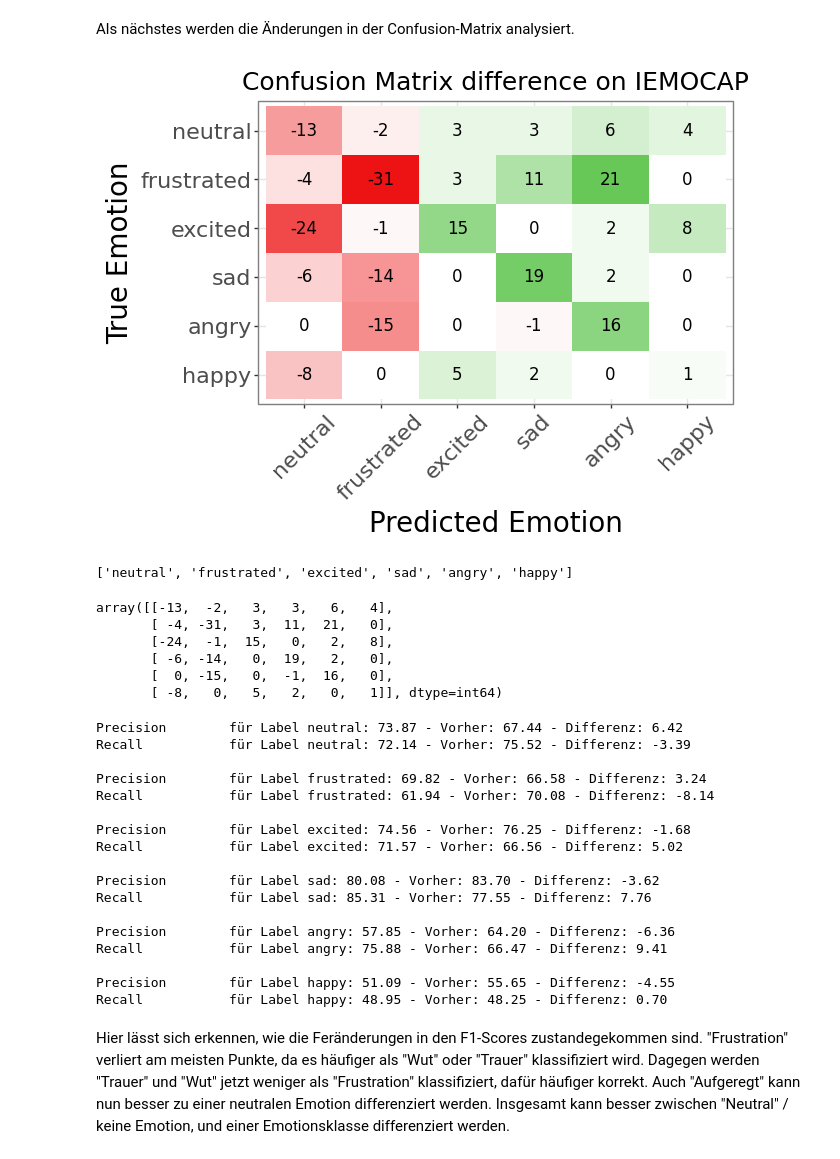
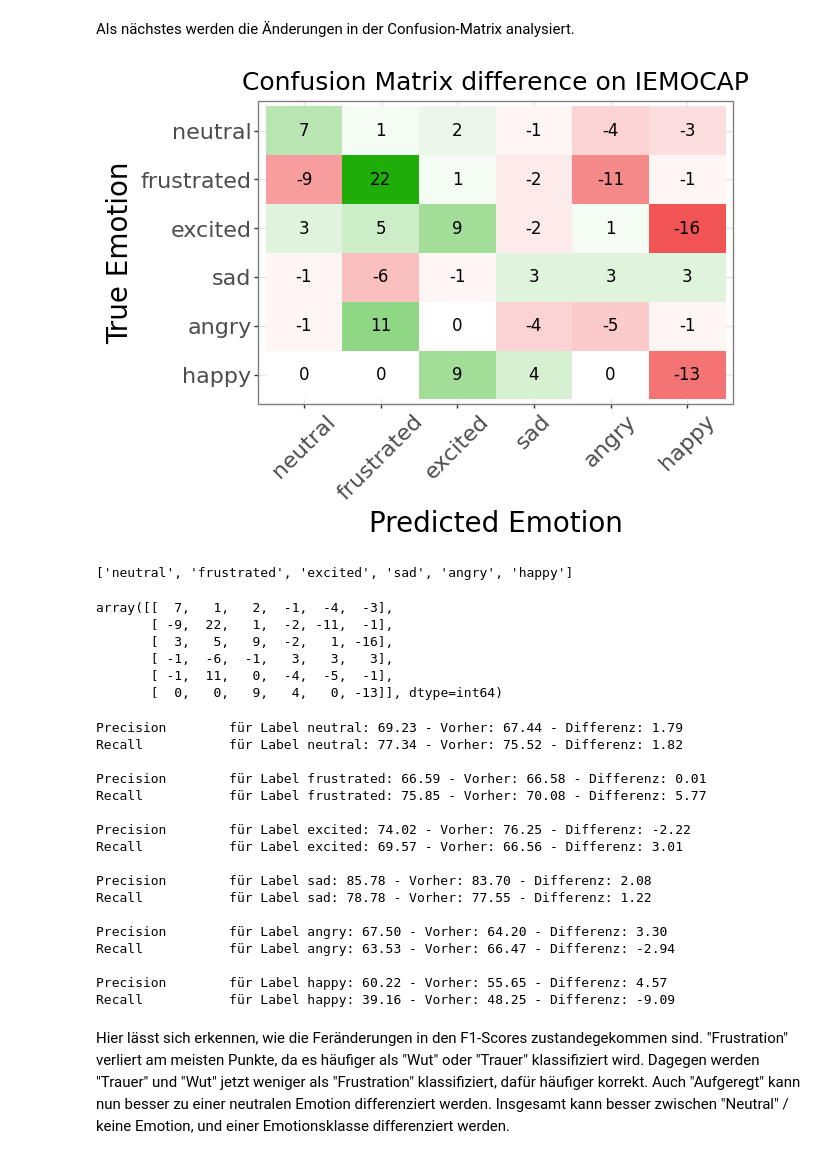
Before and after one commit to HenFo/Masterarbeit, a Jupyter notebook: analysis/mm_models/summation_iemocap.ipynb, the cells around one changed output. Drawn from its saved outputs; the diff is of its cells as text; code cells hidden in the pictures.

```diff
--- a/analysis/mm_models/summation_iemocap.ipynb
+++ b/analysis/mm_models/summation_iemocap.ipynb
@@ -10,9 +10,8 @@ import my_utils as utils
 import numpy as np
 import pandas as pd
 
-
 plt.rcParams["figure.figsize"] = (10, 12)
 plt.rcParams["figure.dpi"] = 96
 
-BASE_PATH = os.path.join("results", "early_concat")
+BASE_PATH = os.path.join("results", "early_sum")
 INSTRUCTERC_BASE_PATH = os.path.join("results", "InstructERC")
@@ -36,16 +37,18 @@ DATASET = "IEMOCAP"
 
 
 def get_result_dataframe(dataset: str) -> pd.DataFrame:
-    normal_path = os.path.join(BASE_PATH, dataset, "preds_test_normal.json")
-    audio_path = os.path.join(BASE_PATH, dataset, "preds_test_audio_only.json")
+    normal_path = os.path.join(BASE_PATH, dataset, "preds_test.json")
+    audio_path = os.path.join(BASE_PATH, dataset, "preds_test_no_text.json")
+    text_path = os.path.join(BASE_PATH, dataset, "preds_test_no_audio.json")
 
     normal_df = utils.build_result_dataframe(normal_path)
     audio_df = utils.build_result_dataframe(audio_path)
+    text_df = utils.build_result_dataframe(text_path)
     ierc_df = utils.get_instructerc_results(INSTRUCTERC_BASE_PATH, dataset)
 
-    assert len(normal_df) == len(audio_df) == len(ierc_df)
+    assert len(normal_df) == len(audio_df) == len(ierc_df) == len(text_df)
 
-    results = utils.merge_result_dataframes([normal_df, audio_df, ierc_df], ["normal", "audio", "ierc"])
+    results = utils.merge_result_dataframes([normal_df, audio_df, ierc_df, text_df], ["normal", "audio", "ierc", "text"])
     results = utils.extract_dialogue_information(results)
 
     return results
@@ -82,15 +83,29 @@ Dadurch bekommt jedes Label, unabhängig von der Anzah, die selbe Gewichtung im
 # %%
 from sklearn.metrics import f1_score
 
-
 labels = df["target"].value_counts().index.to_list()
 
-concat_model_f1 = f1_score(df["target"], df["output"], average="weighted", labels=labels)
-audio_only_f1 = f1_score(df["target"], df["output_audio"], average="weighted", labels=labels)
-text_only_f1 = f1_score(df["target"], df["output_ierc"], average="weighted", labels=labels)
+df["any_correct"] = df[
+    (df["output_ierc"] == df["target"]) | (df["output_audio"] == df["target"]) | (df["output"] == df["target"])
+]["target"]
+df.loc[df["any_correct"].isna(), "any_correct"] = df.loc[
+    df["any_correct"].isna(), "output_ierc"
+]
 
-print(f"F1-Score des Concatenation Modells: {100*concat_model_f1:.2f}")
+fusion_model_f1 = f1_score(
+    df["target"], df["output"], average="weighted", labels=labels
+)
+audio_only_f1 = f1_score(
+    df["target"], df["output_audio"], average="weighted", labels=labels
+)
+text_only_f1 = f1_score(
+    df["target"], df["output_ierc"], average="weighted", labels=labels
+)
+ideal_f1 = f1_score(df["target"], df["any_correct"], average="weighted", labels=labels)
+
+print(f"F1-Score des Fusion Modells: {100*fusion_model_f1:.2f}")
 print(f"F1-Score mit nur audio input: {100*audio_only_f1:.2f}")
 print(f"F1-Score des Basismodells: {100*text_only_f1:.2f}")
-print(f"Änderung: {(100*concat_model_f1 - 100*text_only_f1):.2f}")
+print(f"Änderung: {(100*fusion_model_f1 - 100*text_only_f1):.2f}")
+print(f"Idealer F1-Score: {100*ideal_f1:.2f}")
 # %% [output]
@@ -205,9 +225,9 @@ Es gibt leichte Verbesserungen in den Klassen "neutral", "excited", "sad", währ
 # %% [markdown]
 Als nächstes werden die Änderungen in der Confusion-Matrix analysiert.
 # %%
-utils.print_confusion_matrix_difference(df, target_labels=labels[::-1], output_column1="output", output_column2="output_ierc", name = "concat_iemocap_diff_cm.png", title="Confusion Matrix difference on IEMOCAP")
+utils.print_confusion_matrix_difference(df, target_labels=labels[::-1], output_column1="output", output_column2="output_ierc", name = "images/fusion_iemocap_diff_cm.png", title="Confusion Matrix difference on IEMOCAP")
 # %% [output]
-[figure, old version]
+[figure, new version]
 # %%
 from sklearn.metrics import confusion_matrix
 
@@ -215,14 +235,15 @@ print(labels)
 confusion_matrix(df["target"], df["output"], labels=labels) - confusion_matrix(df["target"], df["output_ierc"], labels=labels)
 # %% [output]
 ['neutral', 'frustrated', 'excited', 'sad', 'angry', 'happy']
-array([[-13,  -2,   3,   3,   6,   4],
-       [ -4, -31,   3,  11,  21,   0],
-       [-24,  -1,  15,   0,   2,   8],
-       [ -6, -14,   0,  19,   2,   0],
-       [  0, -15,   0,  -1,  16,   0],
-       [ -8,   0,   5,   2,   0,   1]], dtype=int64)
+array([[  7,   1,   2,  -1,  -4,  -3],
+       [ -9,  22,   1,  -2, -11,  -1],
+       [  3,   5,   9,  -2,   1, -16],
+       [ -1,  -6,  -1,   3,   3,   3],
+       [ -1,  11,   0,  -4,  -5,  -1],
+       [  0,   0,   9,   4,   0, -13]], dtype=int64)
 # %%
 from sklearn.metrics import precision_score, recall_score
+
 for label in labels:
     y_true = df["target"].apply(lambda x: 1 if x == label else 0)
     y_pred = df["output"].apply(lambda x: 1 if x == label else 0)
@@ -237,23 +258,23 @@ for label in labels:
     print(f"Recall\t\t für Label {label}: {rec_label:.2f} - Vorher: {rec_label_ierc:.2f} - Differenz: {(rec_label - rec_label_ierc):.2f}")
     print()
 # %% [output]
-Precision        für Label neutral: 73.87 - Vorher: 67.44 - Differenz: 6.42
-Recall           für Label neutral: 72.14 - Vorher: 75.52 - Differenz: -3.39
+Precision        für Label neutral: 69.23 - Vorher: 67.44 - Differenz: 1.79
+Recall           für Label neutral: 77.34 - Vorher: 75.52 - Differenz: 1.82
 
-Precision        für Label frustrated: 69.82 - Vorher: 66.58 - Differenz: 3.24
-Recall           für Label frustrated: 61.94 - Vorher: 70.08 - Differenz: -8.14
+Precision        für Label frustrated: 66.59 - Vorher: 66.58 - Differenz: 0.01
+Recall           für Label frustrated: 75.85 - Vorher: 70.08 - Differenz: 5.77
 
-Precision        für Label excited: 74.56 - Vorher: 76.25 - Differenz: -1.68
-Recall           für Label excited: 71.57 - Vorher: 66.56 - Differenz: 5.02
+Precision        für Label excited: 74.02 - Vorher: 76.25 - Differenz: -2.22
+Recall           für Label excited: 69.57 - Vorher: 66.56 - Differenz: 3.01
 
-Precision        für Label sad: 80.08 - Vorher: 83.70 - Differenz: -3.62
-Recall           für Label sad: 85.31 - Vorher: 77.55 - Differenz: 7.76
+Precision        für Label sad: 85.78 - Vorher: 83.70 - Differenz: 2.08
+Recall           für Label sad: 78.78 - Vorher: 77.55 - Differenz: 1.22
 
-Precision        für Label angry: 57.85 - Vorher: 64.20 - Differenz: -6.36
-Recall           für Label angry: 75.88 - Vorher: 66.47 - Differenz: 9.41
+Precision        für Label angry: 67.50 - Vorher: 64.20 - Differenz: 3.30
+Recall           für Label angry: 63.53 - Vorher: 66.47 - Differenz: -2.94
 
-Precision        für Label happy: 51.09 - Vorher: 55.65 - Differenz: -4.55
-Recall           für Label happy: 48.95 - Vorher: 48.25 - Differenz: 0.70
+Precision        für Label happy: 60.22 - Vorher: 55.65 - Differenz: 4.57
+Recall           für Label happy: 39.16 - Vorher: 48.25 - Differenz: -9.09
 # %% [markdown]
 Hier lässt sich erkennen, wie die Feränderungen in den F1-Scores zustandegekommen sind.
 "Frustration" verliert am meisten Punkte, da es häufiger als "Wut" oder "Trauer" klassifiziert wird.
```
Also changed, not shown: parts of 30 cells of this notebook, 3 other files.
